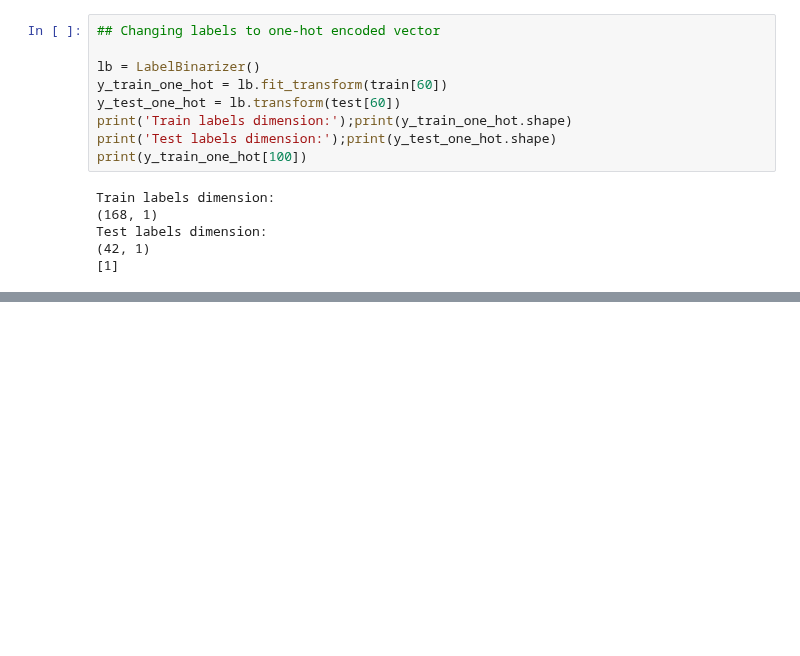
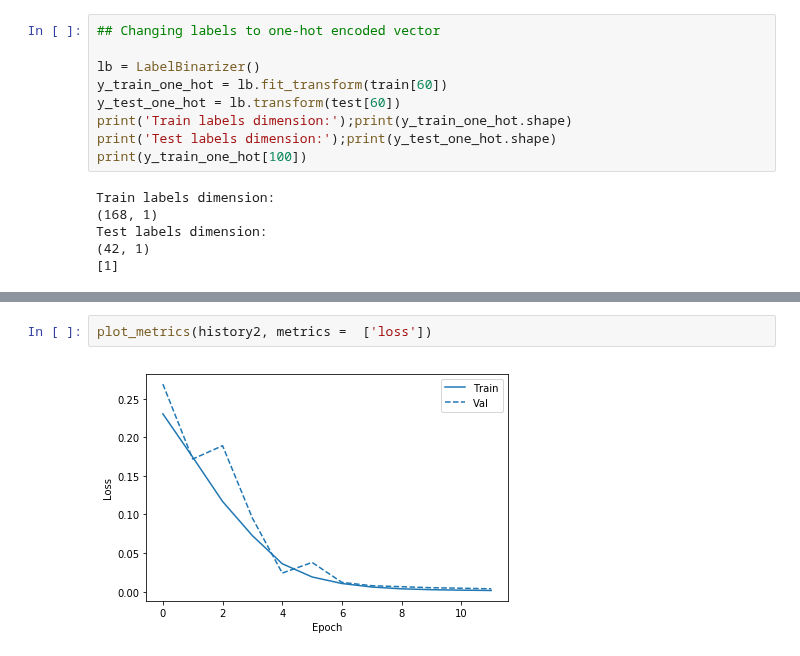
Before and after one commit to borodark/ie7860, a Jupyter notebook: HW2 MLP Sonar.ipynb, the cells around one changed output, grey strips where cells are left out. Cells and saved outputs as stored; diff of their text form; blank space fills up the shorter version.

```diff
--- a/HW2 MLP Sonar.ipynb
+++ b/HW2 MLP Sonar.ipynb
@@ -172,0 +184,4 @@ plot_metrics(history2, metrics =  ['loss', 'mean_squared_logarithmic_error', 'ac
+# %%
+plot_metrics(history2, metrics =  ['loss'])
+# %% [output]
+[figure, added]
```
Also changed, not shown: parts of 8 cells of this notebook, 1 other file.
